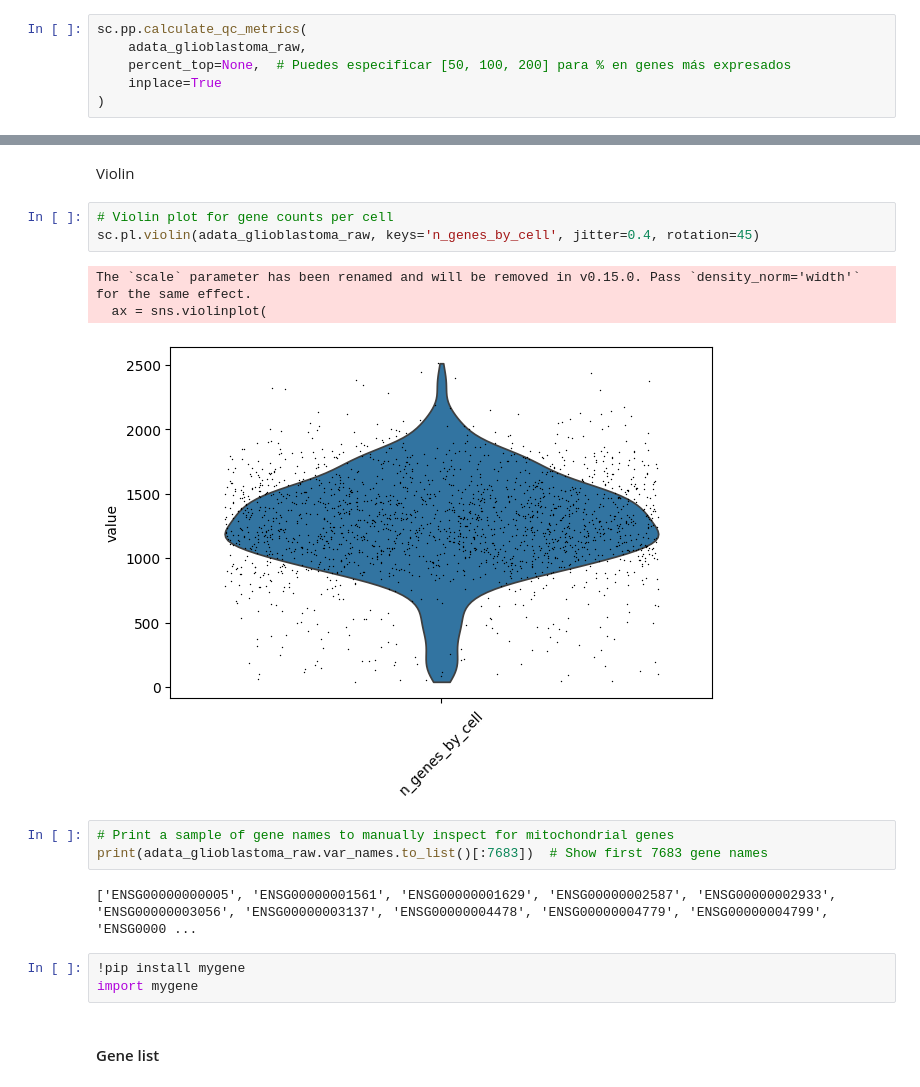
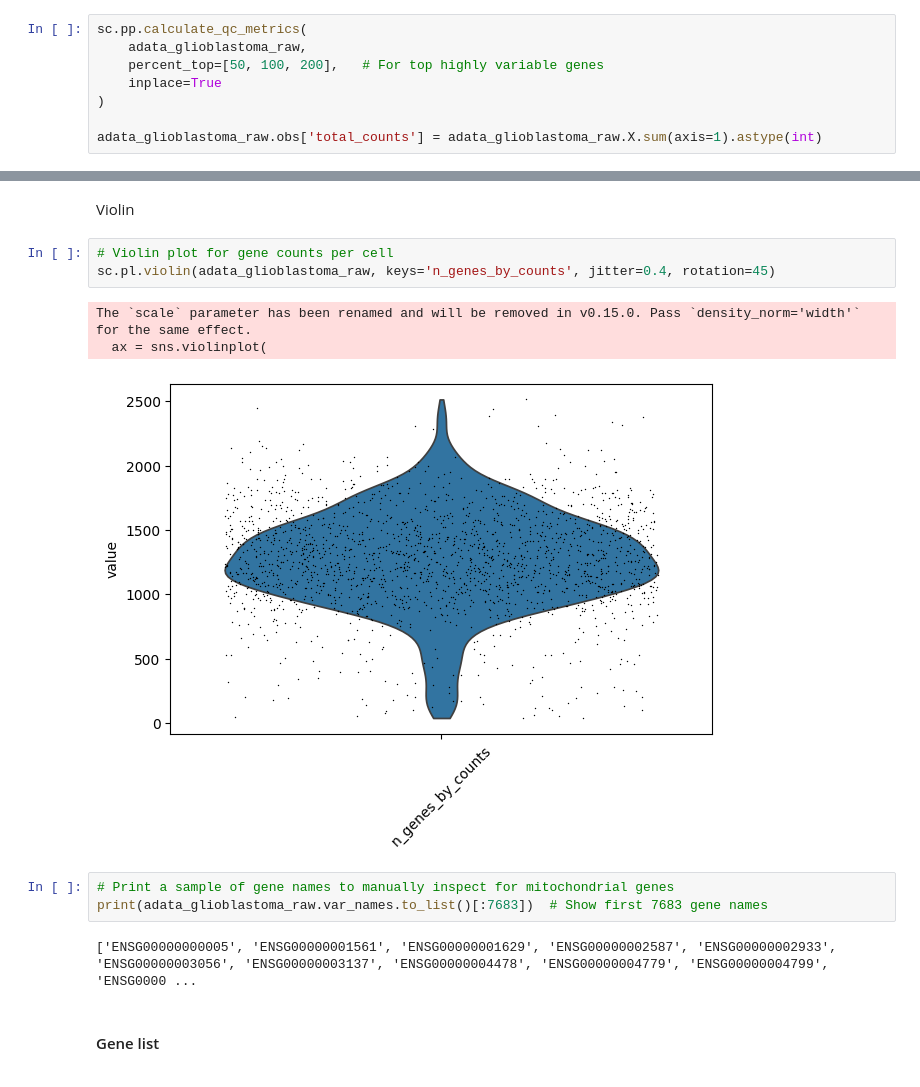
Before and after one commit to henrysaenz/eda_rna, a Jupyter notebook: _sources/raw_data.ipynb, the cells around one changed output, grey strips where cells are left out. Cells and saved outputs as stored; diff of their text form.

```diff
--- a/_sources/raw_data.ipynb
+++ b/_sources/raw_data.ipynb
@@ -78,9 +80,11 @@ Number of genes: 7683
 # %%
 sc.pp.calculate_qc_metrics(
     adata_glioblastoma_raw,
-    percent_top=None,  # Puedes especificar [50, 100, 200] para % en genes más expresados
+    percent_top=[50, 100, 200],   # For top highly variable genes
     inplace=True
 )
+
+adata_glioblastoma_raw.obs['total_counts'] = adata_glioblastoma_raw.X.sum(axis=1).astype(int)
 # %% [markdown]
 gene level metrics
 # %%
@@ -163,19 +177,16 @@ plt.show()
 Violin
 # %%
 # Violin plot for gene counts per cell
-sc.pl.violin(adata_glioblastoma_raw, keys='n_genes_by_cell', jitter=0.4, rotation=45)
+sc.pl.violin(adata_glioblastoma_raw, keys='n_genes_by_counts', jitter=0.4, rotation=45)
 # %% [output]
 The `scale` parameter has been renamed and will be removed in v0.15.0. Pass `density_norm='width'` for the same effect.
   ax = sns.violinplot(
-[figure, old version]
+[figure, new version]
 # %%
 # Print a sample of gene names to manually inspect for mitochondrial genes
 print(adata_glioblastoma_raw.var_names.to_list()[:7683])  # Show first 7683 gene names
 # %% [output]
 ['ENSG00000000005', 'ENSG00000001561', 'ENSG00000001629', 'ENSG00000002587', 'ENSG00000002933', 'ENSG00000003056', 'ENSG00000003137', 'ENSG00000004478', 'ENSG00000004779', 'ENSG00000004799', 'ENSG0000 ...
-# %%
-!pip install mygene
-import mygene
 # %% [markdown]
 #### Gene list
 # %%
```
Also changed, not shown: parts of 13 cells of this notebook, 7 other files.
